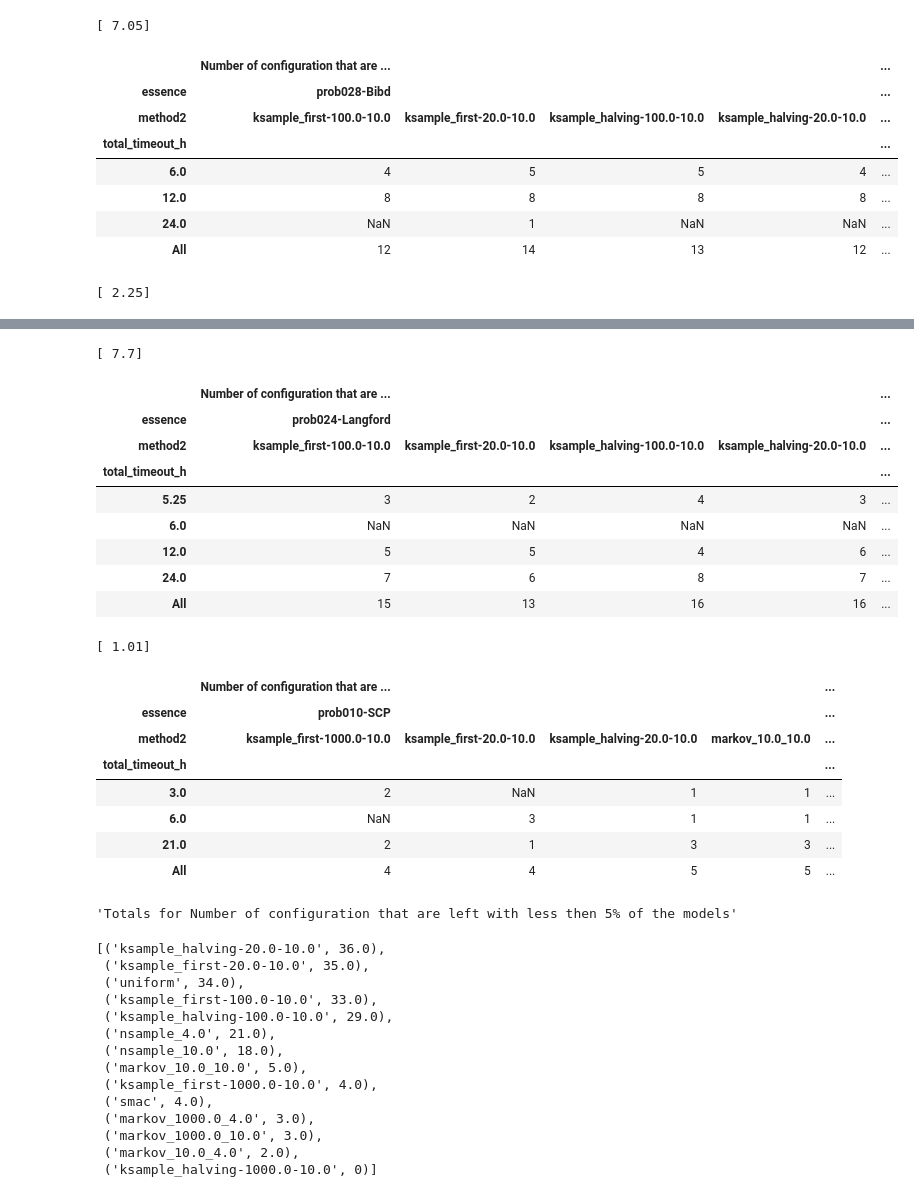
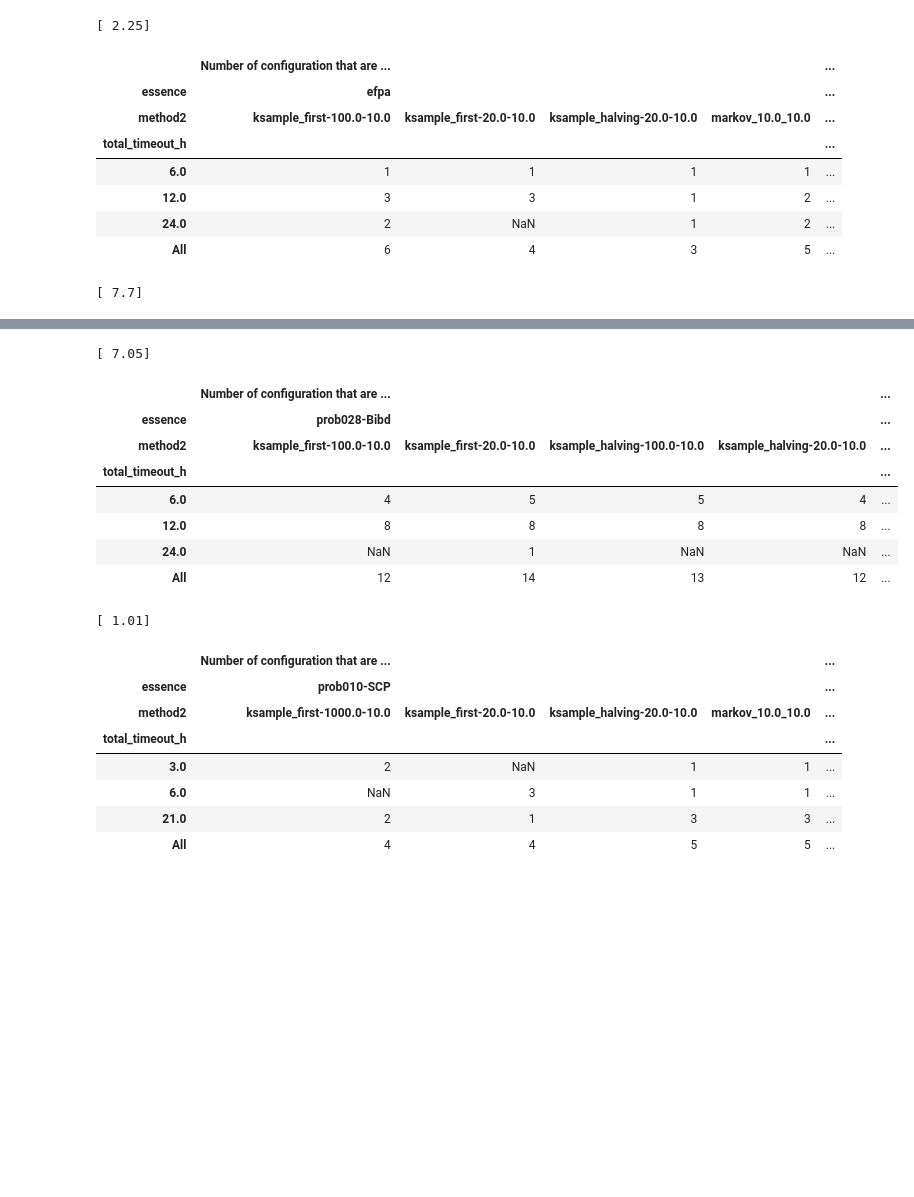
Before and after one commit to Bilalh/Gen, a Jupyter notebook: scripts/parse_results/next.ipynb, the cells around one changed output, grey strips where cells are left out. Drawn from its saved outputs; the diff is of its cells as text; code cells hidden in the pictures; blank space fills up the shorter version.

Commit message:
results

```diff
--- a/scripts/parse_results/next.ipynb
+++ b/scripts/parse_results/next.ipynb
@@ -177,42 +224,40 @@ b=c[ c.essence =='efpa'  ].pivot_table(rows=['total_timeout_h'],
 
 # display(a,b)
 
 totals = { k :0 for k in c.method2.unique() }
 
 num =5
 text='Number of configuration that are left with less then {}% of the models'.format(num)
 for e_name in c.essence.unique():
     d=c[(c.essence==e_name)]
     d['method2_count'] = d['method2']
     d.method2_count=d.method2_count.apply(func=lambda x:len(d[d.method2 ==x]) )
     d[text]=1
     d['bound'] = d.num_models * num / 100.0
     d['bound'] = d['bound'].apply(func=lambda x: 1.01 if x < 1.01 else x )
 
-    per_10= d[ d.resulting_models_filled <= d.bound    ].drop(["output_dir"],axis=1).sort(axis=0, columns='method2')
+    per_10= d[ d.resulting_models_filled <= d.bound    ].drop(["output_dir"],axis=1).sort(axis=0,  columns='method2')
     pt=per_10.pivot_table(rows=['total_timeout_h'],
                        cols=['essence', 'races', 'method2', 'run_no'],
                        values='resulting_models_filled')
 
     print(d.bound.unique())
     pt2=per_10.pivot_table(rows=['total_timeout_h'], cols=['essence','method2'], values=[text], dropna=False,
                    aggfunc=lambda x: len(x), margins=True )
 
     display(pt2)
 #     add the counts to totals
     counts = { c[-1]:v for (c, v) in zip(pt2.columns, pt2[-1:len(pt2)].values[0][0:-1] )}
     for (k,v) in counts.items():
         totals[k] +=v
-
-display("Totals for " + text, sorted(totals.items(), key=lambda x: x[1], reverse=True ) )
 # %% [output]
-[ 7.05]
+[ 2.25]
 |  | Number of configuration that are ... |  |  |  | ... |
-| essence | prob028-Bibd |  |  |  | ... |
-| method2 | ksample_first-100.0-10.0 | ksample_first-20.0-10.0 | ksample_halving-100.0-10.0 | ksample_halving-20.0-10.0 | ... |
+| essence | efpa |  |  |  | ... |
+| method2 | ksample_first-100.0-10.0 | ksample_first-20.0-10.0 | ksample_halving-20.0-10.0 | markov_10.0_10.0 | ... |
 | total_timeout_h |  |  |  |  | ... |
-| 6.0 | 4 | 5 | 5 | 4 | ... |
-| 12.0 | 8 | 8 | 8 | 8 | ... |
-| 24.0 | NaN | 1 | NaN | NaN | ... |
-| All | 12 | 14 | 13 | 12 | ... |
+| 6.0 | 1 | 1 | 1 | 1 | ... |
+| 12.0 | 3 | 3 | 1 | 2 | ... |
+| 24.0 | 2 | NaN | 1 | 2 | ... |
+| All | 6 | 4 | 3 | 5 | ... |
-[ 2.25]
+[ 7.7]
@@ -227,13 +273,12 @@ display("Totals for " + text, sorted(totals.items(), key=lambda x: x[1], reverse
-[ 7.7]
+[ 7.05]
 |  | Number of configuration that are ... |  |  |  | ... |
-| essence | prob024-Langford |  |  |  | ... |
+| essence | prob028-Bibd |  |  |  | ... |
 | method2 | ksample_first-100.0-10.0 | ksample_first-20.0-10.0 | ksample_halving-100.0-10.0 | ksample_halving-20.0-10.0 | ... |
 | total_timeout_h |  |  |  |  | ... |
-| 5.25 | 3 | 2 | 4 | 3 | ... |
-| 6.0 | NaN | NaN | NaN | NaN | ... |
-| 12.0 | 5 | 5 | 4 | 6 | ... |
-| 24.0 | 7 | 6 | 8 | 7 | ... |
-| All | 15 | 13 | 16 | 16 | ... |
+| 6.0 | 4 | 5 | 5 | 4 | ... |
+| 12.0 | 8 | 8 | 8 | 8 | ... |
+| 24.0 | NaN | 1 | NaN | NaN | ... |
+| All | 12 | 14 | 13 | 12 | ... |
 [ 1.01]
 |  | Number of configuration that are ... |  |  |  | ... |
 | essence | prob010-SCP |  |  |  | ... |
@@ -243,21 +288,6 @@ display("Totals for " + text, sorted(totals.items(), key=lambda x: x[1], reverse
 | 6.0 | NaN | 3 | 1 | 1 | ... |
 | 21.0 | 2 | 1 | 3 | 3 | ... |
 | All | 4 | 4 | 5 | 5 | ... |
-'Totals for Number of configuration that are left with less then 5% of the models'
-[('ksample_halving-20.0-10.0', 36.0),
- ('ksample_first-20.0-10.0', 35.0),
- ('uniform', 34.0),
- ('ksample_first-100.0-10.0', 33.0),
- ('ksample_halving-100.0-10.0', 29.0),
- ('nsample_4.0', 21.0),
- ('nsample_10.0', 18.0),
- ('markov_10.0_10.0', 5.0),
- ('ksample_first-1000.0-10.0', 4.0),
- ('smac', 4.0),
- ('markov_1000.0_4.0', 3.0),
- ('markov_1000.0_10.0', 3.0),
- ('markov_10.0_4.0', 2.0),
- ('ksample_halving-1000.0-10.0', 0)]
 # %%
 for e_name in c.essence.unique():
     d=c[(c.essence==e_name)]
```
Also changed, not shown: parts of 11 cells of this notebook, 1 other file.
